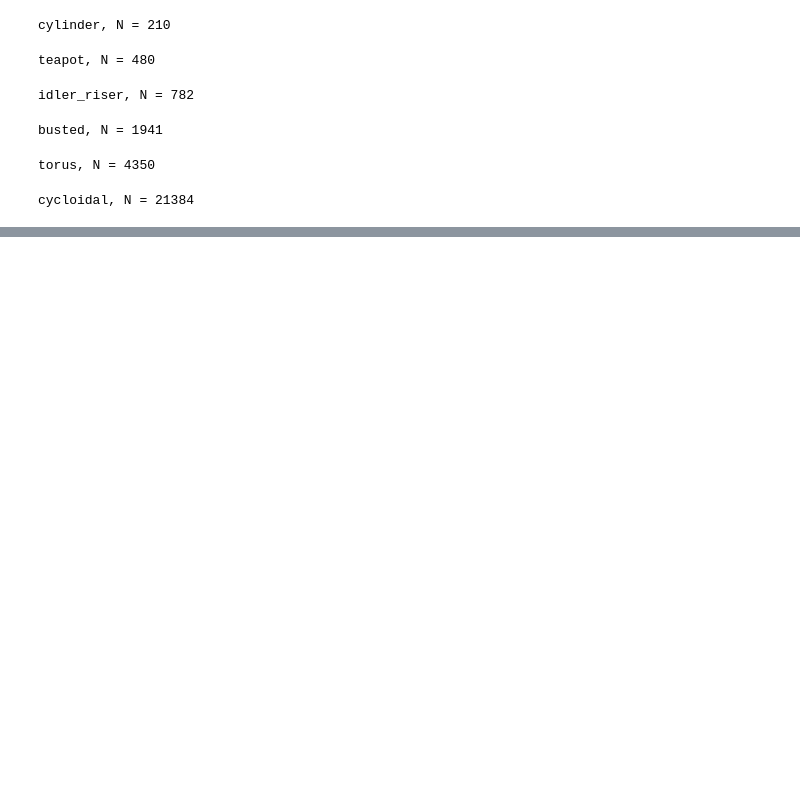
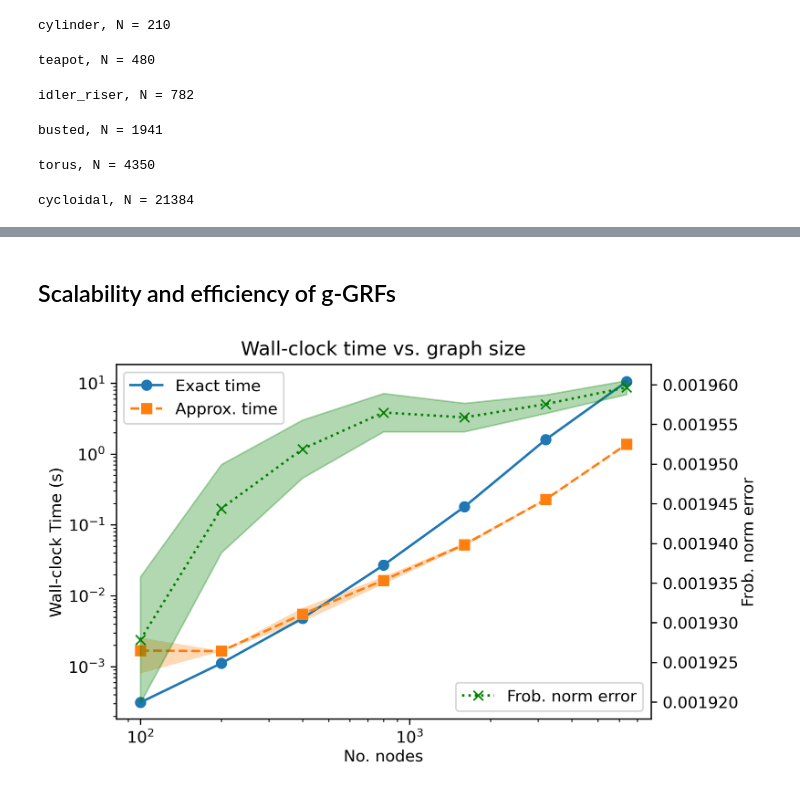
Before and after one commit to ANKer661/g-GRFs-reproduce, a Jupyter notebook: g-GRF.ipynb, the cells around one changed output, grey strips where cells are left out. Cells and saved outputs as stored; diff of their text form; code cells hidden in the pictures; blank space fills up the shorter version.

```diff
--- a/g-GRF.ipynb
+++ b/g-GRF.ipynb
@@ -950,0 +953,2 @@ cycloidal, N=21384
+# %% [markdown]
+## Scalability and efficiency of g-GRFs
@@ -950,0 +961,10 @@ cycloidal, N=21384
+# %%
+def diffusion(U: np.ndarray) -> np.ndarray:
+    return scipy.linalg.expm(U)
+# %%
+n_nodes = [100, 200, 400, 800, 1600, 3200, 6400]
+p_edge = 0.5
+m = 8
+phalt = 0.5
+sigma = 0.5
+trails = 100
@@ -950,0 +1007,67 @@ cycloidal, N=21384
+# %%
+all_exact_times = np.array(all_exact_times)
+all_approx_times = np.array(all_approx_times)
+all_nodes_errors = np.array(all_nodes_errors)
+all_exact_times_mean = all_exact_times[:, 0]
+all_exact_times_std = all_exact_times[:, 1]
+all_approx_times_mean = all_approx_times[:, 0]
+all_approx_times_std = all_approx_times[:, 1]
+all_errors_mean = all_nodes_errors[:, 0]
+all_errors_std = all_nodes_errors[:, 1]
+
+fig, ax = plt.subplots(1, 1, figsize=(6, 4), dpi=300)
+ax.plot(
+    n_nodes,
+    all_exact_times_mean,
+    label="Exact time",
+    linestyle="solid",
+    marker="o",
+)
+ax.fill_between(
+    n_nodes,
+    all_exact_times_mean - all_exact_times_std,
+    all_exact_times_mean + all_exact_times_std,
+    alpha=0.3,
+)
+ax.plot(
+    n_nodes,
+    all_approx_times_mean,
+    label="Approx. time",
+    linestyle="dashed",
+    marker="s",
+)
+ax.fill_between(
+    n_nodes,
+    all_approx_times_mean - all_approx_times_std,
+    all_approx_times_mean + all_approx_times_std,
+    alpha=0.3,
+)
+ax.set_xlabel("No. nodes", labelpad=2, size=10, color="black")
+ax.set_ylabel("Wall-clock Time (s)", labelpad=2, size=10, color="black")
+ax.set_title("Wall-clock time vs. graph size")
+ax.set_xscale("log", base=10)
+ax.set_yscale("log", base=10)
+ax.legend(loc="upper left")
+
+ax2 = ax.twinx()
+ax2.plot(
+    n_nodes,
+    all_errors_mean,
+    label="Frob. norm error",
+    linestyle="dotted",
+    marker="x",
+    color="green",
+)
+ax2.fill_between(
+    n_nodes,
+    all_errors_mean - all_errors_std,
+    all_errors_mean + all_errors_std,
+    alpha=0.3,
+    color="green",
+)
+ax2.set_ylabel("Frob. norm error", labelpad=2, size=10, color="black")
+# ax2.set_ylim(0.005, 0.006)
+ax2.legend(loc="lower right")
+plt.show()
+# %% [output]
+[figure, added]
```
Also changed, not shown: parts of 18 cells of this notebook, 1 other file.
